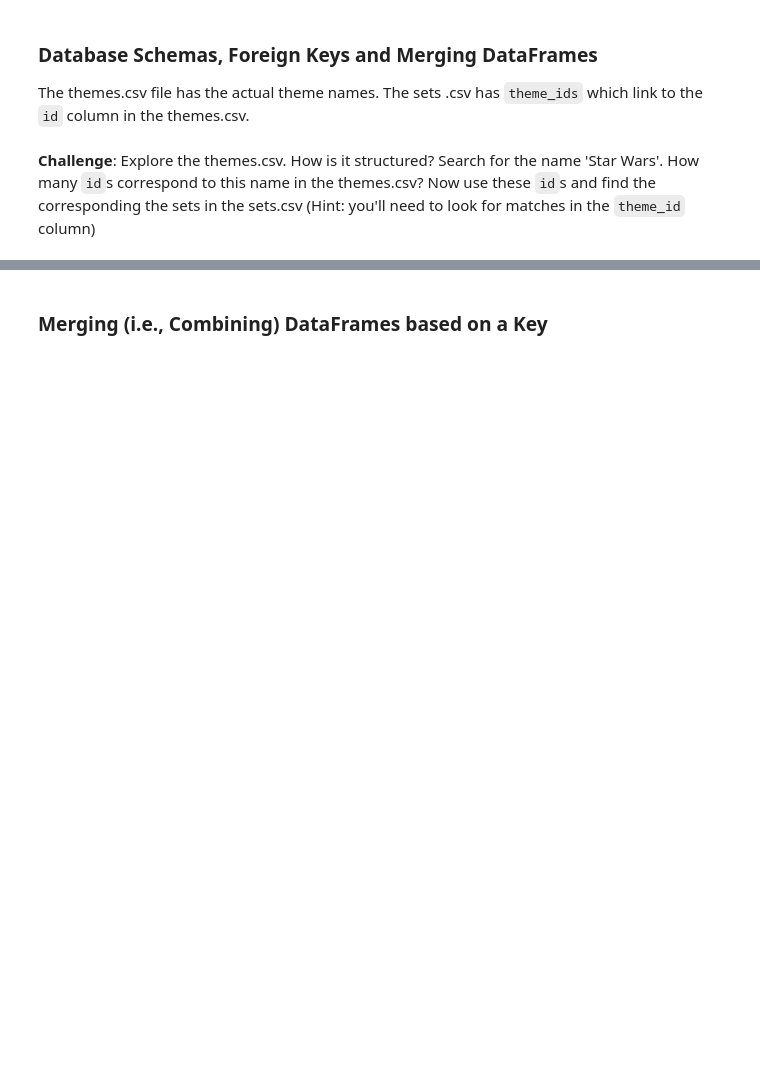
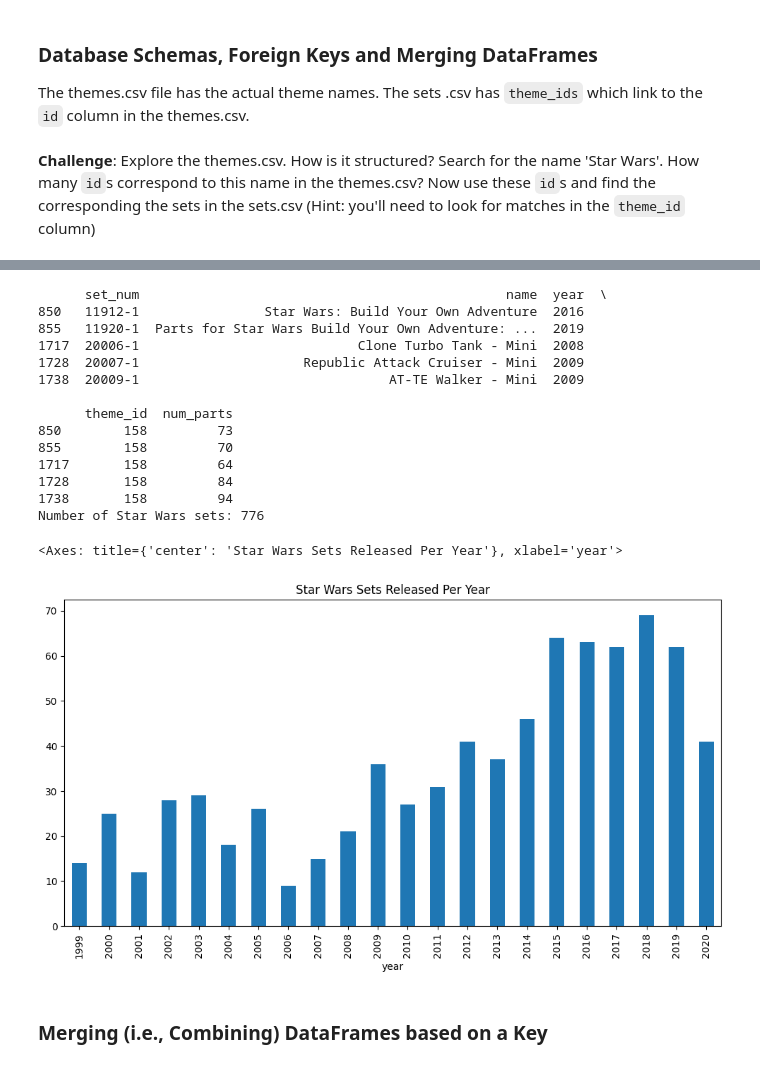
Before and after one commit to Aman88600/100-days-of-code, a Jupyter notebook: Day_74/LEGO Notebook and Data (start)/Lego_Analysis_for_Course_(start).ipynb, the cells around one changed output, grey strips where cells are left out. Drawn from its saved outputs; the diff is of its cells as text; code cells hidden in the pictures; blank space fills up the shorter version.

```diff
--- a/Day_74/LEGO Notebook and Data (start)/Lego_Analysis_for_Course_(start).ipynb
+++ b/Day_74/LEGO Notebook and Data (start)/Lego_Analysis_for_Course_(start).ipynb
@@ -287,3 +416,10 @@ LEGO has licensed many hit franchises from Harry Potter to Marvel Super Heros to
 The themes.csv file has the actual theme names. The sets .csv has <code>theme_ids</code> which link to the <code>id</code> column in the themes.csv.
 # %% [markdown]
 **Challenge**: Explore the themes.csv. How is it structured? Search for the name 'Star Wars'. How many <code>id</code>s correspond to this name in the themes.csv? Now use these <code>id</code>s and find the corresponding the sets in the sets.csv (Hint: you'll need to look for matches in the <code>theme_id</code> column)
+# %%
+themes_df = pd.read_csv("data/themes.csv")
+star_wars_themes = themes_df[themes_df['name'].str.lower() == 'star wars']
+print(star_wars_themes)
+star_wars_ids = star_wars_themes['id'].tolist()
+print("Star Wars theme IDs:", star_wars_ids)
+print("Number of IDs:", len(star_wars_ids))
@@ -290,2 +434,26 @@ The themes.csv file has the actual theme names. The sets .csv has <code>theme_id
+# %%
+sets_df = pd.read_csv("data/sets.csv")
+star_wars_sets = sets_df[sets_df['theme_id'].isin(star_wars_ids)]
+print(star_wars_sets.head())
+print("Number of Star Wars sets:", len(star_wars_sets))
+star_wars_set_counts = star_wars_sets['year'].value_counts().sort_index()
+star_wars_set_counts.plot(kind='bar', figsize=(12,6), title="Star Wars Sets Released Per Year")
+# %% [output]
+      set_num                                               name  year  \
+850   11912-1                Star Wars: Build Your Own Adventure  2016
+855   11920-1  Parts for Star Wars Build Your Own Adventure: ...  2019
+1717  20006-1                            Clone Turbo Tank - Mini  2008
+1728  20007-1                     Republic Attack Cruiser - Mini  2009
+1738  20009-1                                AT-TE Walker - Mini  2009
+
+      theme_id  num_parts
+850        158         73
+855        158         70
+1717       158         64
+1728       158         84
+1738       158         94
+Number of Star Wars sets: 776
+<Axes: title={'center': 'Star Wars Sets Released Per Year'}, xlabel='year'>
+[figure, added]
 # %% [markdown]
 ### Merging (i.e., Combining) DataFrames based on a Key
```
Also changed, not shown: parts of 10 cells of this notebook.
